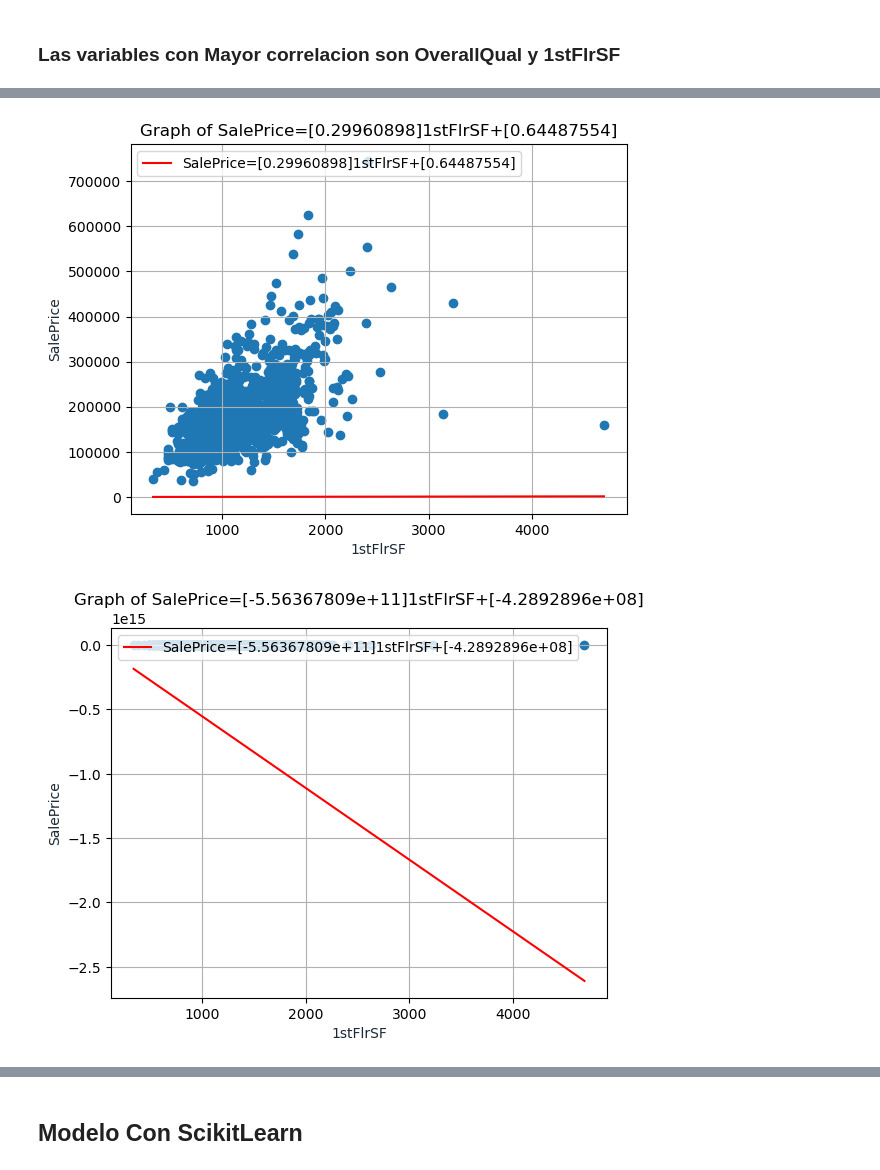
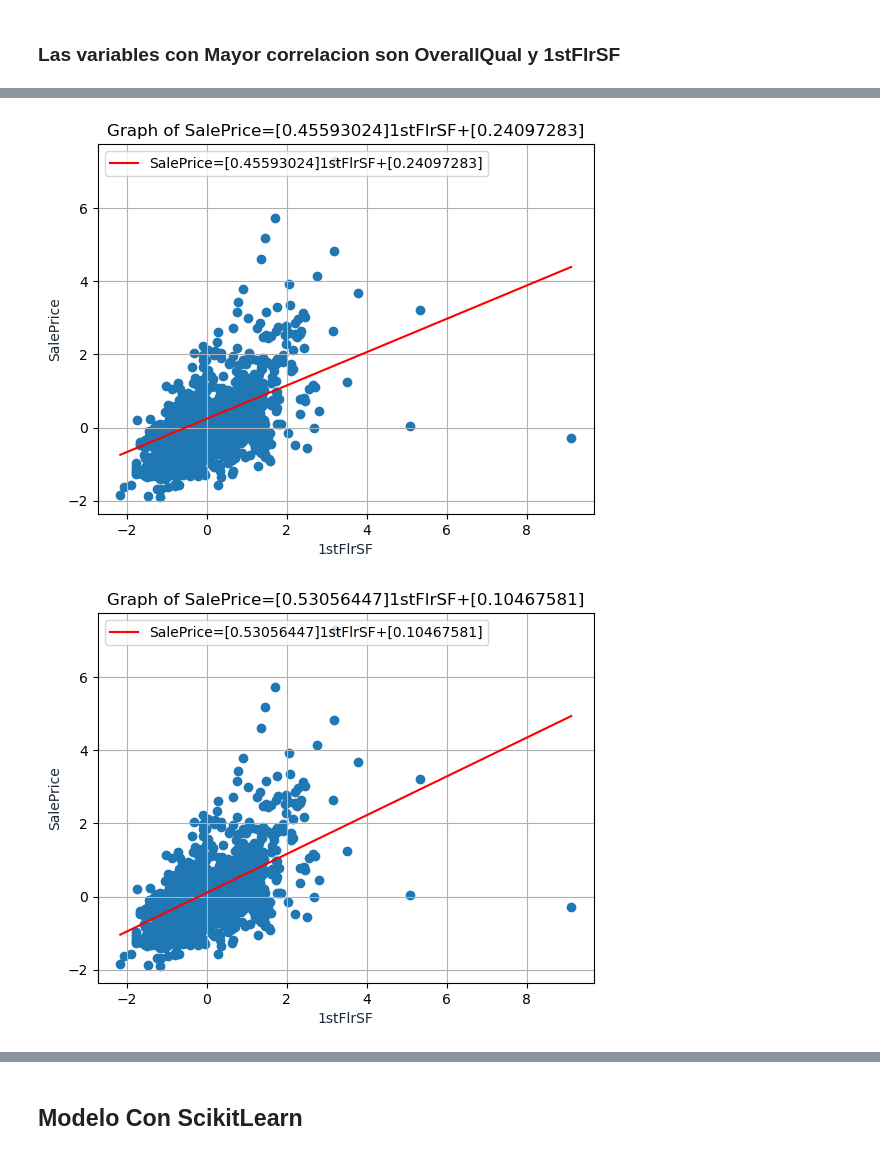
Before and after one commit to eddyCabrera98/econometria-proyecto1, a Jupyter notebook: proyecto.ipynb, the cells around one changed output, grey strips where cells are left out. Saved outputs shown, nothing was run; the diff lists cells and outputs as text; code cells hidden in the pictures.

Commit message:
Comparacion de modelos

```diff
--- a/proyecto.ipynb
+++ b/proyecto.ipynb
@@ -133,14 +138,14 @@ def error_graph(errors, column):
     plt.title(column)
     plt.show()
 # %%
-def graph_models(models, n, independent_var, dependent_var, x_min, x_max):
+def graph_models(models, n, independent_var, dependent_var, x_scatter, y_scatter):
     for j in range(len(models)):  # or range(len(theta))
-            x = np.linspace(x_min,x_max,100)
+            x = np.linspace(x_scatter.min(),x_scatter.max(),100)
             y = x*models[j][0]+models[j][1]
             if (not j % n):
                 name =f"{dependent_var}={models[j][0]}{independent_var}+{models[j][1]}"
                 plt.plot(x, y, '-r', label=name)
-                plt.scatter(df_train[independent_var], df_train[dependent_var])
+                plt.scatter(x_scatter, y_scatter)
                 plt.title(f"Graph of {name}")
                 plt.xlabel(independent_var, color='#1C2833')
                 plt.ylabel(dependent_var, color='#1C2833')
@@ -184,8 +184,14 @@ independent_var = "1stFlrSF"
 dependent_var = "SalePrice"
 y = np.atleast_2d(df_train[dependent_var].values).T
 x = np.atleast_2d(df_train[independent_var].values).T
-learning_rate =0.04
+scaler_X=StandardScaler()
+scaler_X.fit(x)
+scaled_X = scaler_X.transform(x)
+scaler_y=StandardScaler()
+scaler_y.fit(y)
+scaled_y = scaler_y.transform(y)
+learning_rate =0.08
 imprimir_error_cada=4
-epochs=5
-errors,results = linear_regression(x, y, epochs, imprimir_error_cada, learning_rate)
+epochs=50
+errors_1stFlrSF,results_1stFlrSF = linear_regression(scaled_X, scaled_y, epochs, imprimir_error_cada, learning_rate)
 # %% [output]
@@ -197,5 +214,5 @@ error_graph(errors, independent_var)
 # %%
-graph_models(results, 2, independent_var, dependent_var, data_info[independent_var]["min"], data_info[independent_var]["max"])
+graph_models(results_1stFlrSF, 10, independent_var, dependent_var, scaled_X, scaled_y)
 # %% [output]
-[figure, old version]
+[figure, new version]
-[figure, old version]
+[figure, new version]
```
Also changed, not shown: parts of 21 cells of this notebook.
